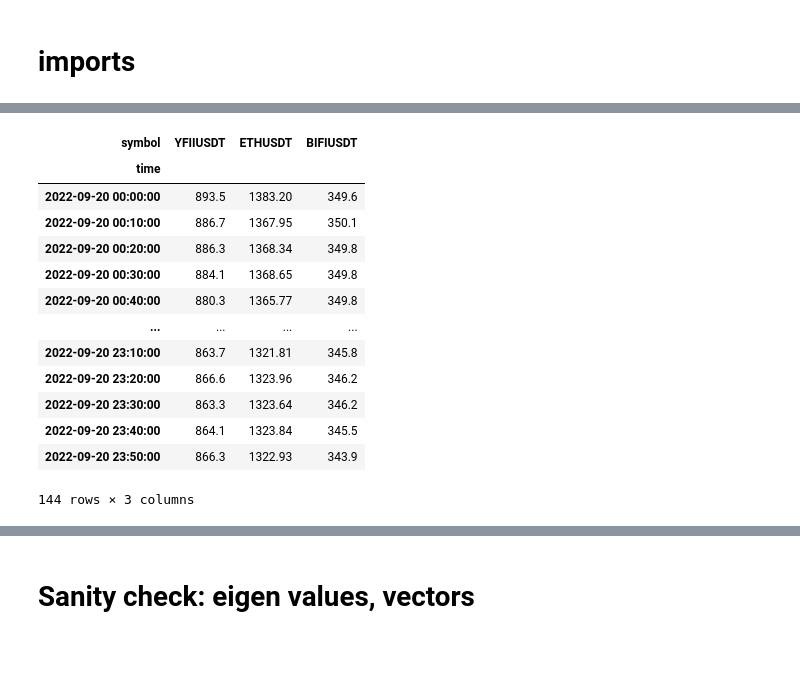
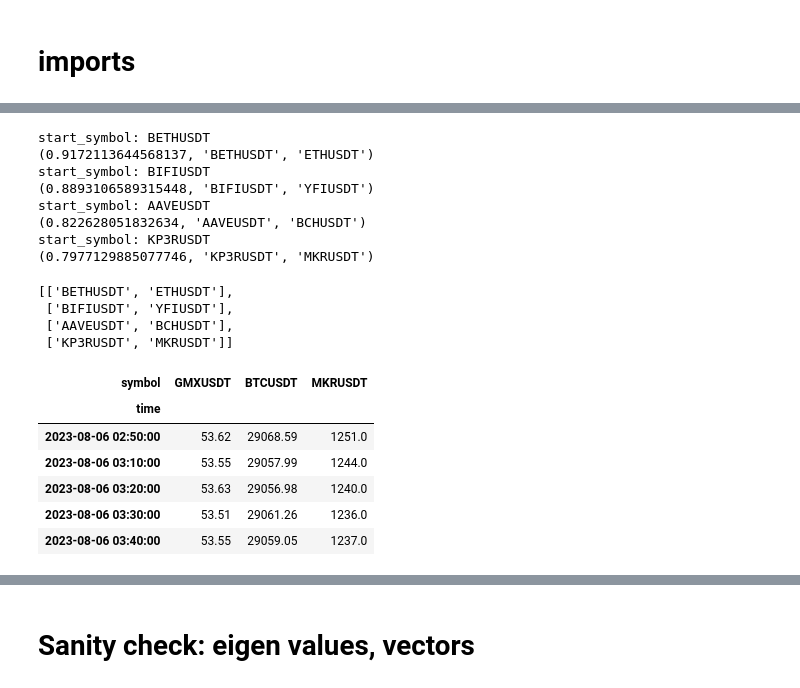
Before and after one commit to sculd/mean_reversal, a Jupyter notebook: var1_trade.ipynb, the cells around one changed output, grey strips where cells are left out. Drawn from its saved outputs; the diff is of its cells as text; code cells hidden in the pictures; blank space fills up the shorter version.

```diff
--- a/var1_trade.ipynb
+++ b/var1_trade.ipynb
@@ -15,10 +20,17 @@ df_close = df.pivot(index='time', columns='symbol', values='close')
+# %%
+df_202308 = pd.read_csv('market_data_binance.by_minute_ALL_2023-08-01T04:00:00Z_2023-08-31T03:59:00Z.csv')
+df_202308['time'] = pd.to_datetime(df_202308['timestamp'], unit='s')
+df_close_202308 = df_202308.pivot(index='time', columns='symbol', values='close')
+df_close_20230806_20230809 = df_close_202308[(df_close_202308.index >= date_str_20230806) & (df_close_202308.index < date_str_20230809)]
 # %%
 def get_close_between_datetime(sample_period_minutes, symbols, start_datetime_str, end_datetime_str):
-    return df_close[(df_close.index >= start_datetime_str) & (df_close.index < end_datetime_str)][symbols].resample(f'{sample_period_minutes}min').last()
+    df = df_close_202308 # df_close
+    return df[(df.index >= start_datetime_str) & (df.index < end_datetime_str)][symbols].resample(f'{sample_period_minutes}min').last()
 
 def get_close_between_date(sample_period_minutes, symbols, start_date_str, end_date_str):
     return get_close_between_datetime(sample_period_minutes, symbols, start_date_str + " 00:00:000", end_date_str + " 00:00:000")
 # %%
+date_str_20220901 = "2022-09-01"
 date_str_20220919 = "2022-09-19"
 date_str_20220920 = "2022-09-20"
 date_str_20220921 = "2022-09-21"
@@ -26,5 +38,10 @@ date_str_20220922 = "2022-09-22"
 date_str_20220923 = "2022-09-23"
 date_str_20220924 = "2022-09-24"
 date_str_20220925 = "2022-09-25"
-#symbols = ['YFIIUSDT', 'ETHUSDT', 'PAXGUSDT', 'BIFIUSDT', 'BNBUSDT']
-symbols = ['YFIIUSDT', 'ETHUSDT', 'BIFIUSDT']
+date_str_20220930 = "2022-09-30"
+
+date_str_20230801 = "2023-08-01"
+date_str_20230803 = "2023-08-03"
+date_str_20230806 = "2023-08-06"
+date_str_20230809 = "2023-08-09"
+date_str_20230831 = "2023-08-31"
@@ -31,18 +160,30 @@ symbols = ['YFIIUSDT', 'ETHUSDT', 'BIFIUSDT']
+# %%
+get_high_corr_symbols_set_of(2, 4, symbols_pool)
+# %% [output]
+start_symbol: BETHUSDT
+(0.9172113644568137, 'BETHUSDT', 'ETHUSDT')
+start_symbol: BIFIUSDT
+(0.8893106589315448, 'BIFIUSDT', 'YFIUSDT')
+start_symbol: AAVEUSDT
+(0.822628051832634, 'AAVEUSDT', 'BCHUSDT')
+start_symbol: KP3RUSDT
+(0.7977129885077746, 'KP3RUSDT', 'MKRUSDT')
+[['BETHUSDT', 'ETHUSDT'],
+ ['BIFIUSDT', 'YFIUSDT'],
+ ['AAVEUSDT', 'BCHUSDT'],
+ ['KP3RUSDT', 'MKRUSDT']]
+# %%
+#symbols = ['YFIIUSDT', 'ETHUSDT', 'PAXGUSDT', 'BIFIUSDT', 'BNBUSDT']
+#symbols = ['YFIIUSDT', 'ETHUSDT', 'BIFIUSDT']
+symbols = ['AAVEUSDT', 'BCHUSDT', 'BNBUSDT'] # ['GMXUSDT', 'BTCUSDT', 'MKRUSDT']
 # %%
-get_close_between_date(10, symbols, date_str_20220920, date_str_20220921)
+get_close_between_date(10, symbols, date_str_20230806, date_str_20230809).dropna().head()
 # %% [output]
-| symbol | YFIIUSDT | ETHUSDT | BIFIUSDT |
+| symbol | GMXUSDT | BTCUSDT | MKRUSDT |
 | time |  |  |  |
-| 2022-09-20 00:00:00 | 893.5 | 1383.20 | 349.6 |
-| 2022-09-20 00:10:00 | 886.7 | 1367.95 | 350.1 |
-| 2022-09-20 00:20:00 | 886.3 | 1368.34 | 349.8 |
-| 2022-09-20 00:30:00 | 884.1 | 1368.65 | 349.8 |
-| 2022-09-20 00:40:00 | 880.3 | 1365.77 | 349.8 |
-| ... | ... | ... | ... |
-| 2022-09-20 23:10:00 | 863.7 | 1321.81 | 345.8 |
-| 2022-09-20 23:20:00 | 866.6 | 1323.96 | 346.2 |
-| 2022-09-20 23:30:00 | 863.3 | 1323.64 | 346.2 |
-| 2022-09-20 23:40:00 | 864.1 | 1323.84 | 345.5 |
-| 2022-09-20 23:50:00 | 866.3 | 1322.93 | 343.9 |
+| 2023-08-06 02:50:00 | 53.62 | 29068.59 | 1251.0 |
+| 2023-08-06 03:10:00 | 53.55 | 29057.99 | 1244.0 |
+| 2023-08-06 03:20:00 | 53.63 | 29056.98 | 1240.0 |
+| 2023-08-06 03:30:00 | 53.51 | 29061.26 | 1236.0 |
+| 2023-08-06 03:40:00 | 53.55 | 29059.05 | 1237.0 |
-144 rows × 3 columns
 # %%
```
Also changed, not shown: parts of 50 cells of this notebook, 1 other file.
